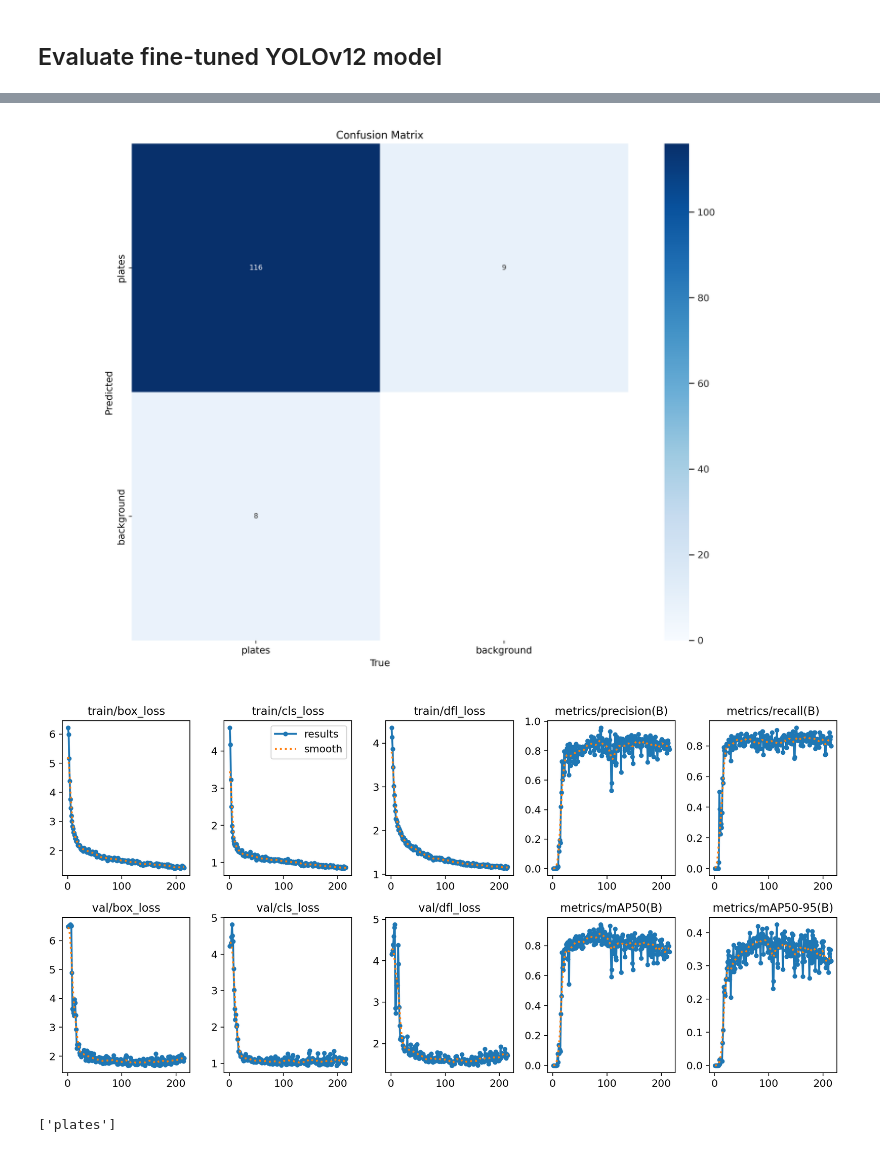
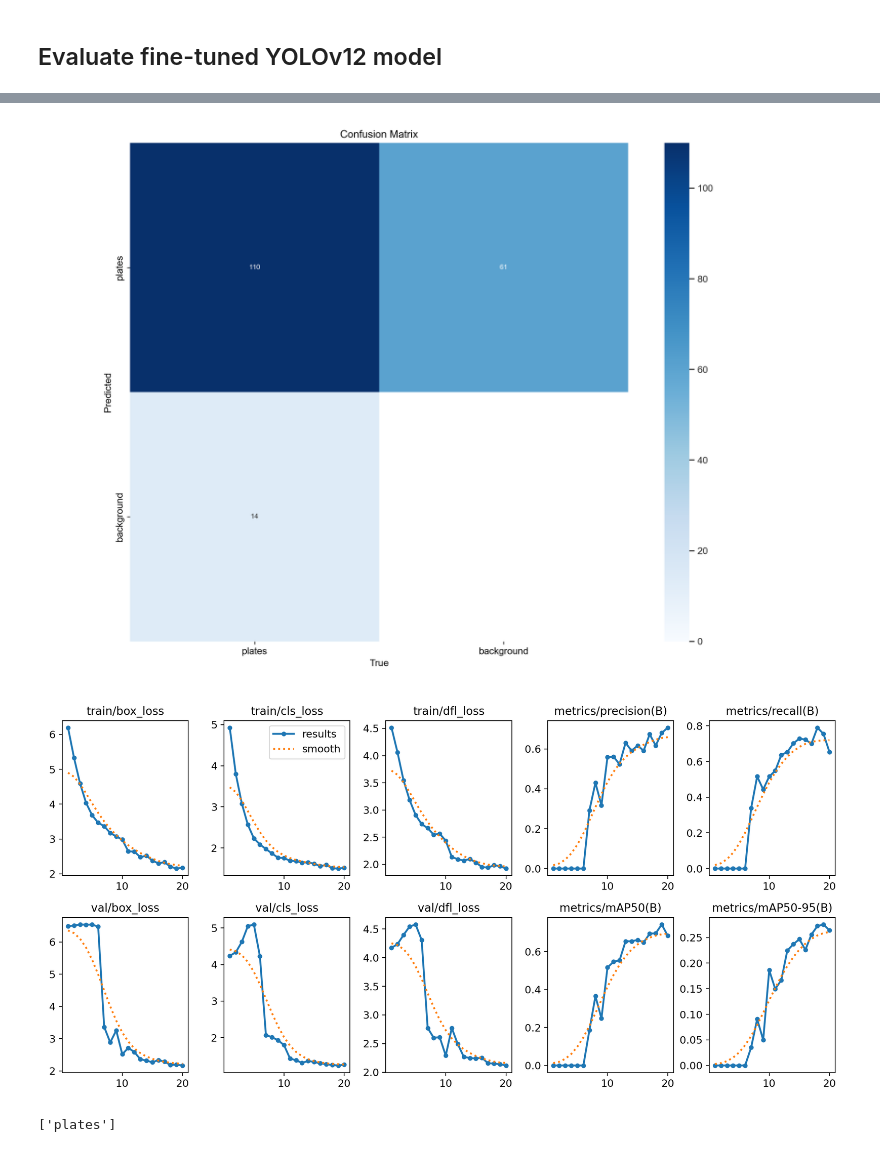
Before and after one commit to ponmak/DL_project, a Jupyter notebook: project/train/train_model.ipynb, the cells around one changed output, grey strips where cells are left out. Cells and saved outputs as stored; diff of their text form; code cells hidden in the pictures.

```diff
--- a/project/train/train_model.ipynb
+++ b/project/train/train_model.ipynb
@@ -233,21 +136,0 @@ In the example, we're using the `yolov12l.pt` model, but you can experiment with
-# %%
-# Define the file path
-file_path = f"{dataset_location}\data.yaml"
-
-# Open the file to read the lines
-with open(file_path, "r") as f:
-    lines = f.readlines()
-
-# Remove the last four lines
-lines = lines[:-4]
-
-# Append the new lines
-lines.append("test: ../test/images\n")
-lines.append("train: ../train/images\n")
-lines.append("val: ../valid/images\n")
-
-# Write the updated content back to the file
-with open(file_path, "w") as f:
-    f.writelines(lines)
-
-print("File updated successfully!")
@@ -260,0 +137,2 @@ c:\Manus\deep_learning\project\train
+# %%
+dataset_location = f"{HOME}\\dataset_plates"
@@ -261,5 +143,8 @@ c:\Manus\deep_learning\project\train
+# %%
+# Define the file path
+file_path = os.path.join(dataset_location, "data.yaml")
 # %%
-with open(r"file_path", "r") as f:
+with open(file_path, "r") as f:
     print(f.read())
 # %% [output]
 train: ../train/images
@@ -347,13 +211,13 @@ confusion_matrix.png  result.png  weights
 # %%
 from IPython.display import Image
 # %%
-Image(filename=f'{HOME}/runs/detect/train/confusion_matrix.png', width=1000)
+Image(filename=f'{HOME}/train/runs/detect/train/confusion_matrix.png', width=1000)
 # %% [output]
-[figure, old version]
+[figure, new version]
 # %%
-Image(filename=f'{HOME}/runs/detect/train/result.png', width=1000)
+Image(filename=f'{HOME}/train/runs/detect/train/results.png', width=1000)
 # %% [output]
-[figure, old version]
+[figure, new version]
 # %%
 import supervision as sv
 
```
Also changed, not shown: parts of 39 cells of this notebook, 23 other files.
